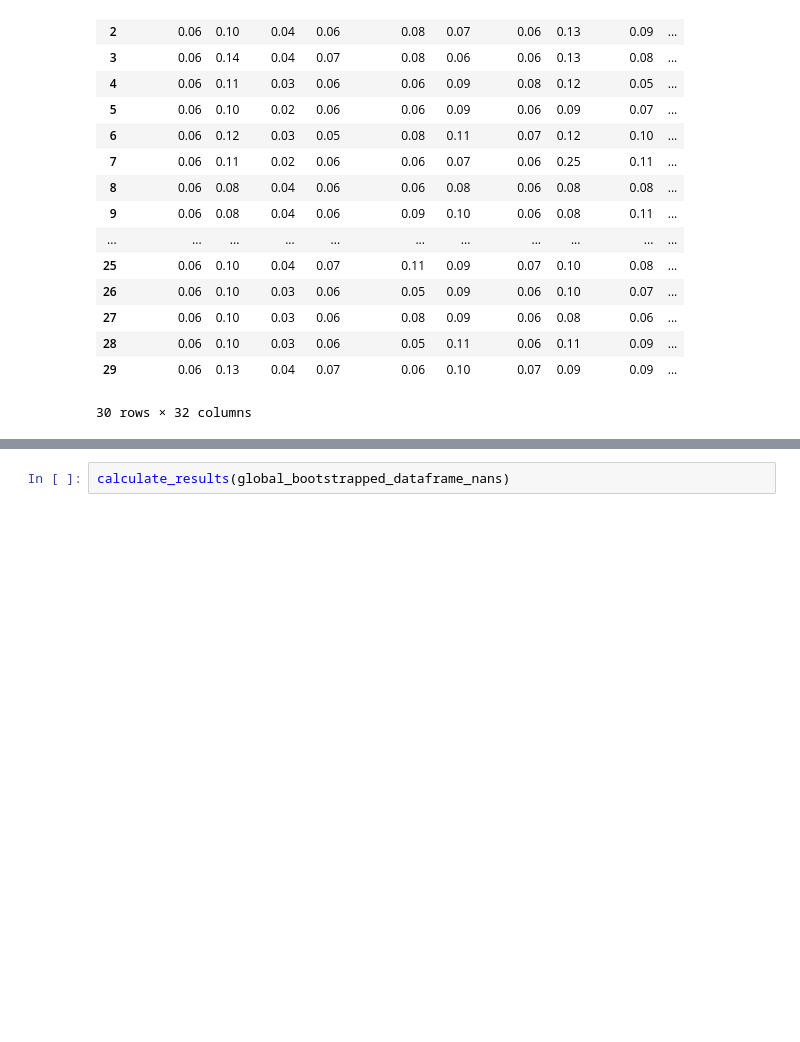
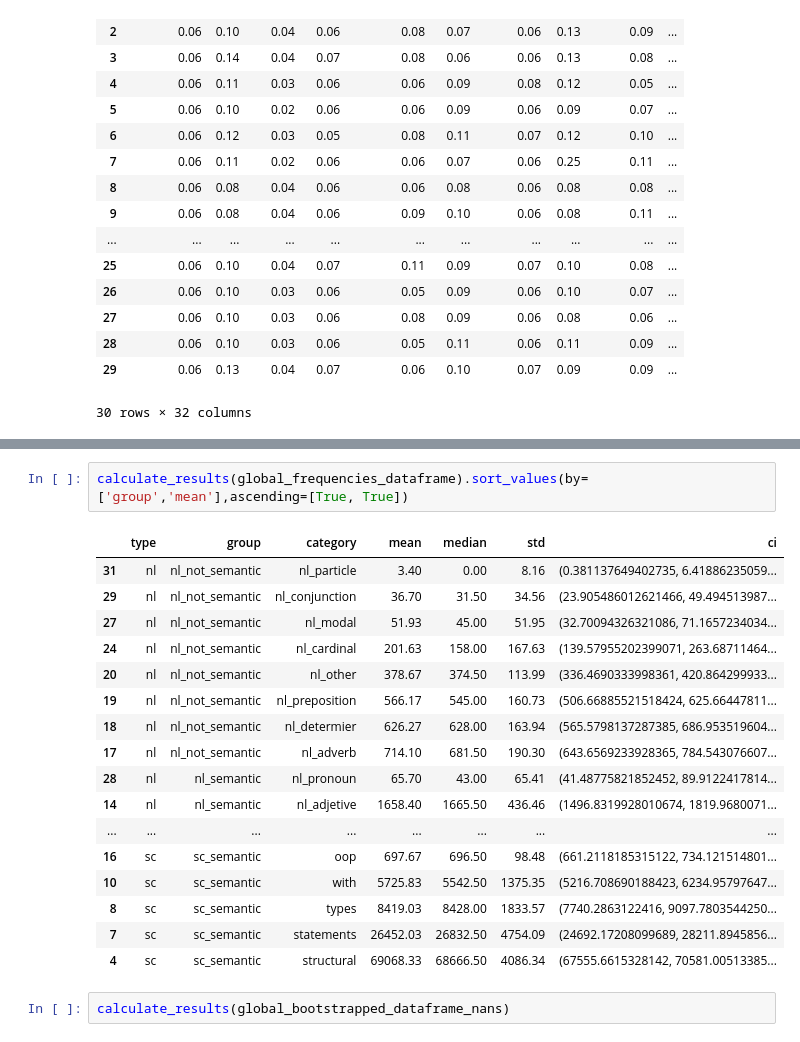
Before and after one commit to WM-SEMERU/code-rationales, a Jupyter notebook: nbs/05_quantitative_analysis.ipynb, the cells around one changed output, grey strips where cells are left out. Saved outputs shown, nothing was run; the diff lists cells and outputs as text; blank space fills up the shorter version.

Commit message:
sorting by mean

```diff
--- a/nbs/05_quantitative_analysis.ipynb
+++ b/nbs/05_quantitative_analysis.ipynb
@@ -210,3 +190,23 @@ calculate_results(global_frequencies_dataframe)
+# %%
+calculate_results(global_frequencies_dataframe).sort_values(by=['group','mean'],ascending=[True, True])
+# %% [output]
+|  | type | group | category | mean | median | std | ci |
+| 31 | nl | nl_not_semantic | nl_particle | 3.40 | 0.00 | 8.16 | (0.381137649402735, 6.41886235059... |
+| 29 | nl | nl_not_semantic | nl_conjunction | 36.70 | 31.50 | 34.56 | (23.905486012621466, 49.494513987... |
+| 27 | nl | nl_not_semantic | nl_modal | 51.93 | 45.00 | 51.95 | (32.70094326321086, 71.1657234034... |
+| 24 | nl | nl_not_semantic | nl_cardinal | 201.63 | 158.00 | 167.63 | (139.57955202399071, 263.68711464... |
+| 20 | nl | nl_not_semantic | nl_other | 378.67 | 374.50 | 113.99 | (336.4690333998361, 420.864299933... |
+| 19 | nl | nl_not_semantic | nl_preposition | 566.17 | 545.00 | 160.73 | (506.66885521518424, 625.66447811... |
+| 18 | nl | nl_not_semantic | nl_determier | 626.27 | 628.00 | 163.94 | (565.5798137287385, 686.953519604... |
+| 17 | nl | nl_not_semantic | nl_adverb | 714.10 | 681.50 | 190.30 | (643.6569233928365, 784.543076607... |
+| 28 | nl | nl_semantic | nl_pronoun | 65.70 | 43.00 | 65.41 | (41.48775821852452, 89.9122417814... |
+| 14 | nl | nl_semantic | nl_adjetive | 1658.40 | 1665.50 | 436.46 | (1496.8319928010674, 1819.9680071... |
+| ... | ... | ... | ... | ... | ... | ... | ... |
+| 16 | sc | sc_semantic | oop | 697.67 | 696.50 | 98.48 | (661.2118185315122, 734.121514801... |
+| 10 | sc | sc_semantic | with | 5725.83 | 5542.50 | 1375.35 | (5216.708690188423, 6234.95797647... |
+| 8 | sc | sc_semantic | types | 8419.03 | 8428.00 | 1833.57 | (7740.2863122416, 9097.7803544250... |
+| 7 | sc | sc_semantic | statements | 26452.03 | 26832.50 | 4754.09 | (24692.17208099689, 28211.8945856... |
+| 4 | sc | sc_semantic | structural | 69068.33 | 68666.50 | 4086.34 | (67555.6615328142, 70581.00513385... |
 # %%
 calculate_results(global_bootstrapped_dataframe_nans)
 # %% [output]
```
Also changed, not shown: parts of 1 cell of this notebook.
